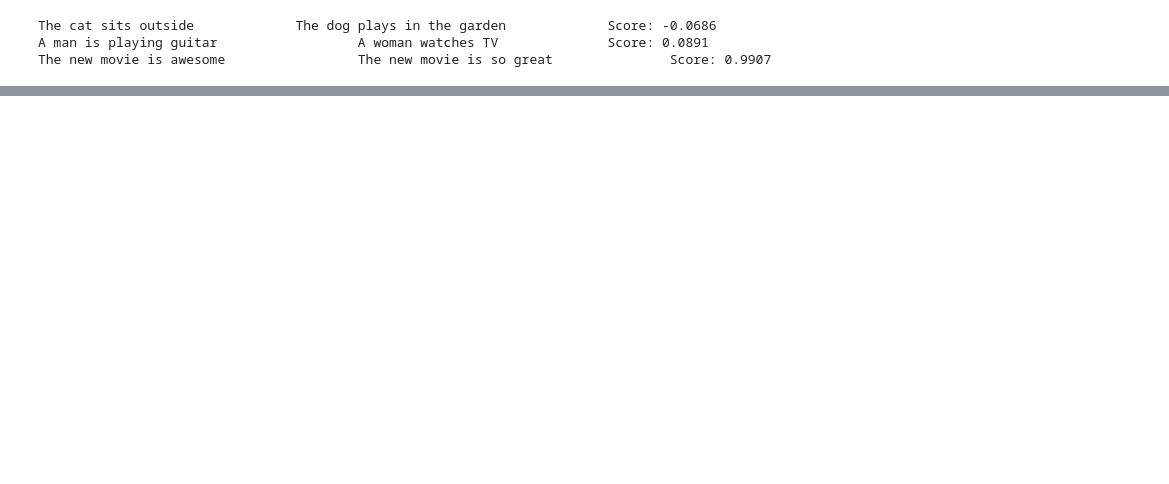
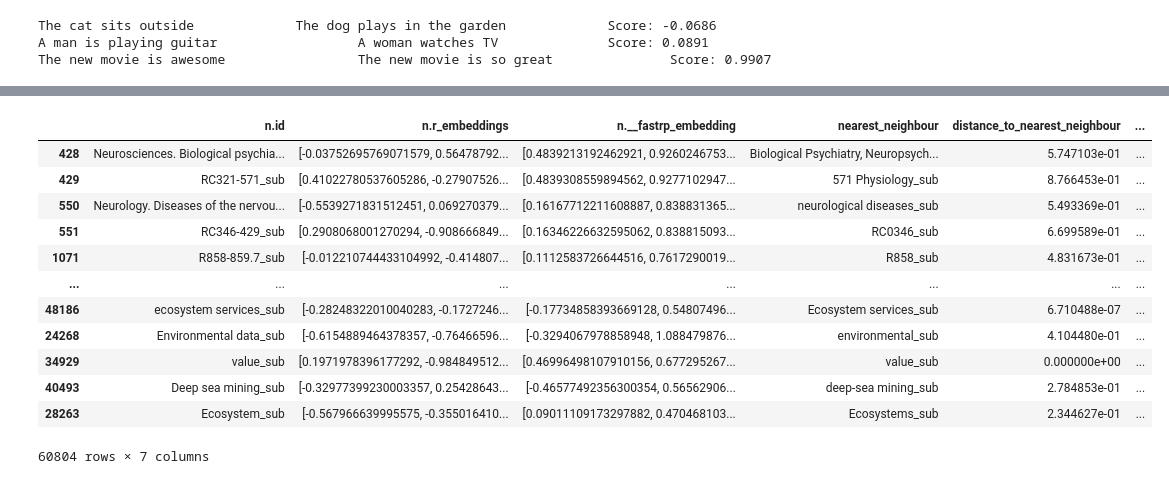
Before and after one commit to minu7/neuroinformatics-analysis, a Jupyter notebook: keyword_analysis.ipynb, the cells around one changed output, grey strips where cells are left out. Saved outputs shown, nothing was run; the diff lists cells and outputs as text; code cells hidden in the pictures; blank space fills up the shorter version.

```diff
--- a/keyword_analysis.ipynb
+++ b/keyword_analysis.ipynb
@@ -102,0 +133,2 @@ for i in range(len(sentences)):
+# %%
+X_norm = X / l2_norm[:, np.newaxis]
@@ -102,0 +140,3 @@ for i in range(len(sentences)):
+# %%
+neigh = NearestNeighbors(n_neighbors=2, metric='euclidean')
+neigh.fit(X_norm)
@@ -102,0 +145,7 @@ for i in range(len(sentences)):
+# %%
+distances = neigh.kneighbors(X_norm, 2, return_distance=True)
+distances_second = distances[0][:, 1]
+indices_second = distances[1][:, 1]
+nearest_neighbour_df = keywords[['n.id']].iloc[indices_second]
+keywords['nearest_neighbour'] = nearest_neighbour_df['n.id'].to_list()
+keywords['distance_to_nearest_neighbour'] = distances_second
@@ -102,0 +170,32 @@ for i in range(len(sentences)):
+# %%
+X = np.array(keywords["n.__fastrp_embedding"].to_list())
+l2_norm = np.sum(np.abs(X)**2,axis=-1)**(1./2)
+l2_norm[l2_norm == 0] = 1
+l2_norm.max()
+X_norm = X / l2_norm[:, np.newaxis]
+l2_norm = np.sum(np.abs(X_norm)**2,axis=-1)**(1./2)
+l2_norm.max()
+neigh = NearestNeighbors(n_neighbors=2, metric='euclidean')
+neigh.fit(X_norm)
+distances = neigh.kneighbors(X_norm, 2, return_distance=True)
+distances_second = distances[0][:, 1]
+indices_second = distances[1][:, 1]
+nearest_neighbour_df = keywords[['n.id']].iloc[indices_second]
+keywords['nearest_neighbour_rp'] = nearest_neighbour_df['n.id'].to_list()
+keywords['distance_to_nearest_neighbour_rp'] = distances_second
+# %%
+keywords.sort_values(by=['distance_to_nearest_neighbour_rp'], ascending=True)
+# %% [output]
+|  | n.id | n.r_embeddings | n.__fastrp_embedding | nearest_neighbour | distance_to_nearest_neighbour | ... |
+| 428 | Neurosciences. Biological psychia... | [-0.03752695769071579, 0.56478792... | [0.4839213192462921, 0.9260246753... | Biological Psychiatry, Neuropsych... | 5.747103e-01 | ... |
+| 429 | RC321-571_sub | [0.41022780537605286, -0.27907526... | [0.4839308559894562, 0.9277102947... | 571 Physiology_sub | 8.766453e-01 | ... |
+| 550 | Neurology. Diseases of the nervou... | [-0.5539271831512451, 0.069270379... | [0.16167712211608887, 0.838831365... | neurological diseases_sub | 5.493369e-01 | ... |
+| 551 | RC346-429_sub | [0.2908068001270294, -0.908666849... | [0.16346226632595062, 0.838815093... | RC0346_sub | 6.699589e-01 | ... |
+| 1071 | R858-859.7_sub | [-0.012210744433104992, -0.414807... | [0.1112583726644516, 0.7617290019... | R858_sub | 4.831673e-01 | ... |
+| ... | ... | ... | ... | ... | ... | ... |
+| 48186 | ecosystem services_sub | [-0.28248322010040283, -0.1727246... | [-0.17734858393669128, 0.54807496... | Ecosystem services_sub | 6.710488e-07 | ... |
+| 24268 | Environmental data_sub | [-0.6154889464378357, -0.76466596... | [-0.3294067978858948, 1.088479876... | environmental_sub | 4.104480e-01 | ... |
+| 34929 | value_sub | [0.1971978396177292, -0.984849512... | [0.46996498107910156, 0.677295267... | value_sub | 0.000000e+00 | ... |
+| 40493 | Deep sea mining_sub | [-0.32977399230003357, 0.25428643... | [-0.46577492356300354, 0.56562906... | deep-sea mining_sub | 2.784853e-01 | ... |
+| 28263 | Ecosystem_sub | [-0.567966639995575, -0.355016410... | [0.09011109173297882, 0.470468103... | Ecosystems_sub | 2.344627e-01 | ... |
+60804 rows × 7 columns
```
Also changed, not shown: parts of 25 cells of this notebook, 8 other files.
